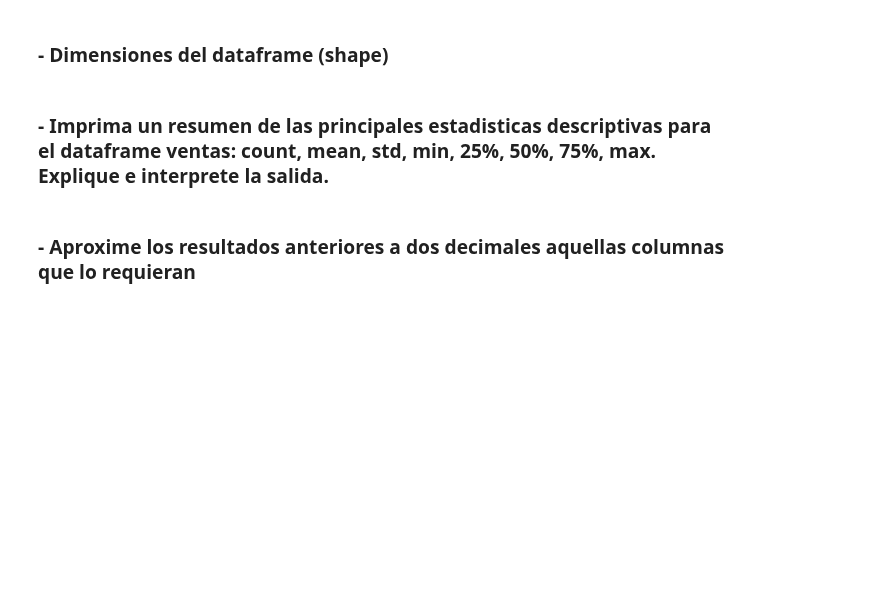
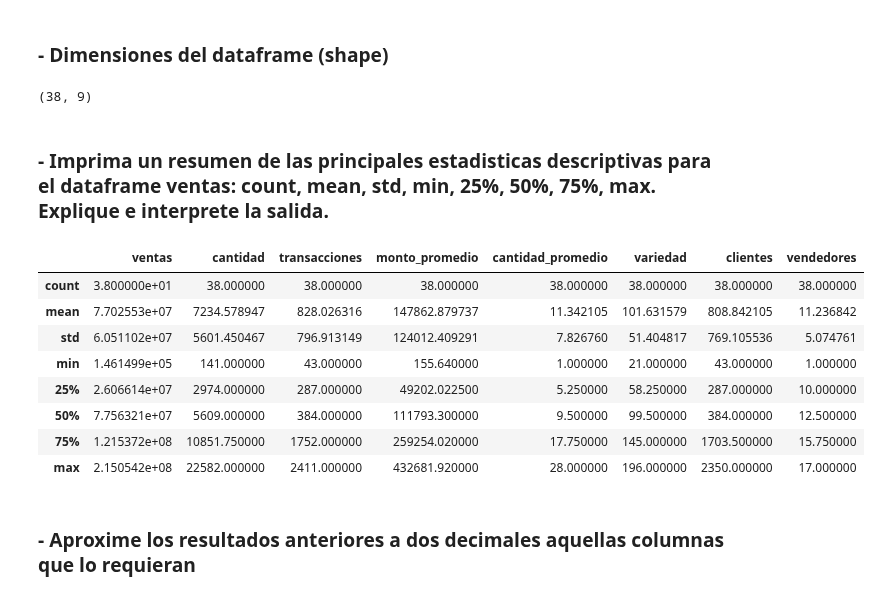
Before and after one commit to mizos0512/RPython, a Jupyter notebook: Notebooks/Clases/2_Influenciadores-clave.ipynb, the cells around one changed output. Saved outputs shown, nothing was run; the diff lists cells and outputs as text; code cells hidden in the pictures; blank space fills up the shorter version.

```diff
--- a/Notebooks/Clases/2_Influenciadores-clave.ipynb
+++ b/Notebooks/Clases/2_Influenciadores-clave.ipynb
@@ -95,6 +190,22 @@ sales_data
 # %% [markdown]
 ### - Dimensiones del dataframe (shape)
+# %%
+sales_data.shape
+# %% [output]
+(38, 9)
 # %% [markdown]
 ### - Imprima un resumen de las principales estadisticas descriptivas para el dataframe ventas: count, mean, std, min, 25%,  50%, 75%, max. Explique e interprete la salida.
+# %%
+sales_data.describe()
+# %% [output]
+|  | ventas | cantidad | transacciones | monto_promedio | cantidad_promedio | variedad | clientes | vendedores |
+| count | 3.800000e+01 | 38.000000 | 38.000000 | 38.000000 | 38.000000 | 38.000000 | 38.000000 | 38.000000 |
+| mean | 7.702553e+07 | 7234.578947 | 828.026316 | 147862.879737 | 11.342105 | 101.631579 | 808.842105 | 11.236842 |
+| std | 6.051102e+07 | 5601.450467 | 796.913149 | 124012.409291 | 7.826760 | 51.404817 | 769.105536 | 5.074761 |
+| min | 1.461499e+05 | 141.000000 | 43.000000 | 155.640000 | 1.000000 | 21.000000 | 43.000000 | 1.000000 |
+| 25% | 2.606614e+07 | 2974.000000 | 287.000000 | 49202.022500 | 5.250000 | 58.250000 | 287.000000 | 10.000000 |
+| 50% | 7.756321e+07 | 5609.000000 | 384.000000 | 111793.300000 | 9.500000 | 99.500000 | 384.000000 | 12.500000 |
+| 75% | 1.215372e+08 | 10851.750000 | 1752.000000 | 259254.020000 | 17.750000 | 145.000000 | 1703.500000 | 15.750000 |
+| max | 2.150542e+08 | 22582.000000 | 2411.000000 | 432681.920000 | 28.000000 | 196.000000 | 2350.000000 | 17.000000 |
 # %% [markdown]
 ### - Aproxime los resultados anteriores a dos decimales aquellas columnas que lo requieran
```
Also changed, not shown: parts of 10 cells of this notebook, 1 other file.
